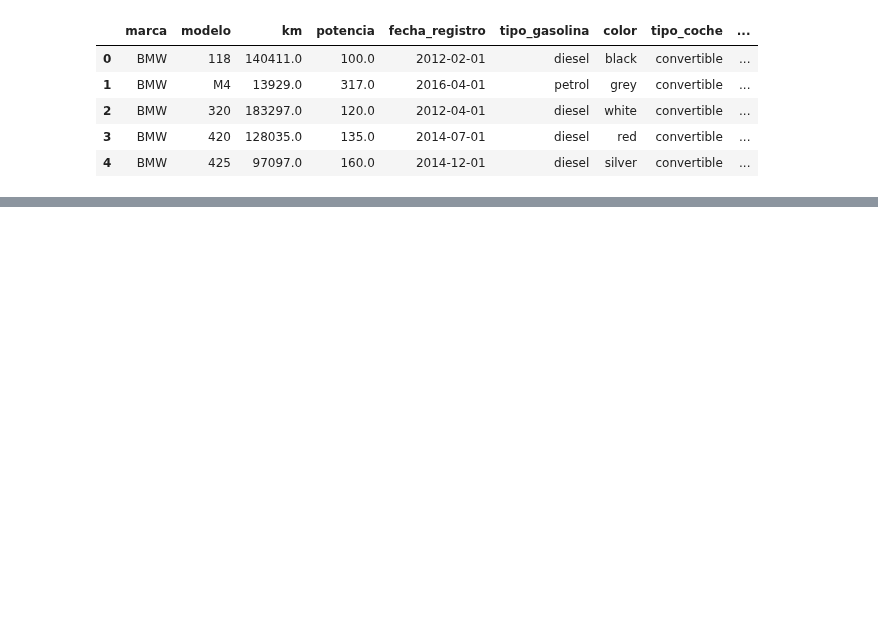
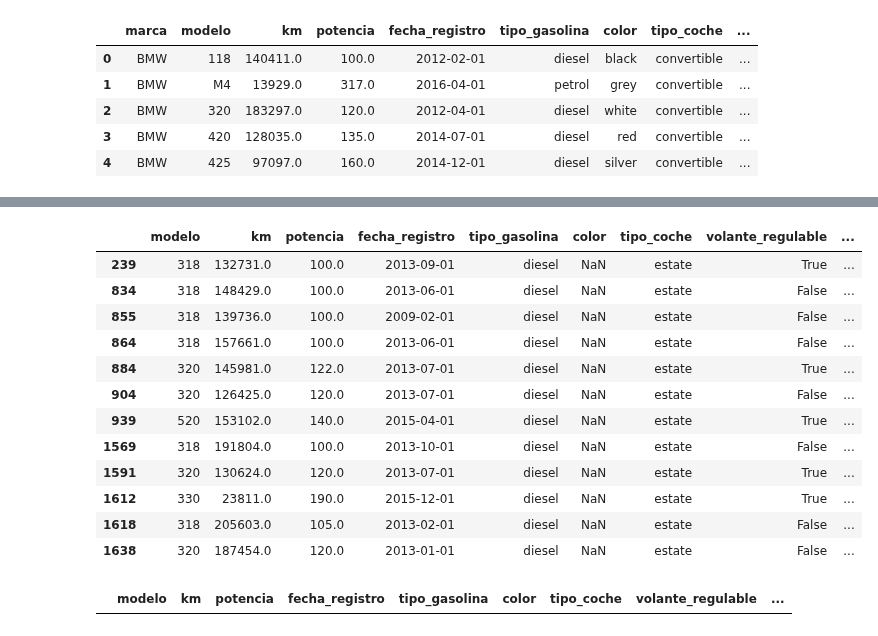
Before and after one commit to EricJimenezCamps/CleaningProcessing_BMW, a Jupyter notebook: CleaningBMW.ipynb, the cells around one changed output, grey strips where cells are left out. Cells and saved outputs as stored; diff of their text form; code cells hidden in the pictures; blank space fills up the shorter version.

Commit message:
Terminamos la limpieza de datos del dataframe

```diff
--- a/CleaningBMW.ipynb
+++ b/CleaningBMW.ipynb
@@ -20,0 +286,3 @@ df_bmw.head()
+# %%
+df_bmw2.dropna(subset=['fecha_registro'], inplace=True)
+df_bmw2[df_bmw2['fecha_registro'].isnull()]
@@ -20,0 +291,2 @@ df_bmw.head()
+# %%
+df_bmw3= df_bmw2.copy() #Realizamos un checkpoint
@@ -20,0 +324,3 @@ df_bmw.head()
+# %%
+df_bmw3['tipo_gasolina'].fillna('diesel', inplace=True)
+df_bmw3[df_bmw3['tipo_gasolina'].isnull()]
@@ -20,0 +329,4 @@ df_bmw.head()
+# %%
+#Uniremos los dos tipos de diesel. Diesel = diesel.
+df_bmw3['tipo_gasolina']= np.where(df_bmw3['tipo_gasolina']=='Diesel', 'diesel', df_bmw3['tipo_gasolina'])
+df_bmw3['tipo_gasolina'].value_counts()
@@ -20,0 +361,16 @@ df_bmw.head()
+# %%
+df_bmw3[df_bmw3['color'].isnull()]
+# %% [output]
+|  | modelo | km | potencia | fecha_registro | tipo_gasolina | color | tipo_coche | volante_regulable | ... |
+| 239 | 318 | 132731.0 | 100.0 | 2013-09-01 | diesel | NaN | estate | True | ... |
+| 834 | 318 | 148429.0 | 100.0 | 2013-06-01 | diesel | NaN | estate | False | ... |
+| 855 | 318 | 139736.0 | 100.0 | 2009-02-01 | diesel | NaN | estate | False | ... |
+| 864 | 318 | 157661.0 | 100.0 | 2013-06-01 | diesel | NaN | estate | False | ... |
+| 884 | 320 | 145981.0 | 122.0 | 2013-07-01 | diesel | NaN | estate | True | ... |
+| 904 | 320 | 126425.0 | 120.0 | 2013-07-01 | diesel | NaN | estate | False | ... |
+| 939 | 520 | 153102.0 | 140.0 | 2015-04-01 | diesel | NaN | estate | True | ... |
+| 1569 | 318 | 191804.0 | 100.0 | 2013-10-01 | diesel | NaN | estate | False | ... |
+| 1591 | 320 | 130624.0 | 120.0 | 2013-07-01 | diesel | NaN | estate | True | ... |
+| 1612 | 330 | 23811.0 | 190.0 | 2015-12-01 | diesel | NaN | estate | True | ... |
+| 1618 | 318 | 205603.0 | 105.0 | 2013-02-01 | diesel | NaN | estate | False | ... |
+| 1638 | 320 | 187454.0 | 120.0 | 2013-01-01 | diesel | NaN | estate | False | ... |
@@ -20,0 +380,5 @@ df_bmw.head()
+# %%
+df_bmw3['color'].fillna('sin_color', inplace=True)
+df_bmw3[df_bmw3['color'].isnull()]
+# %% [output]
+|  | modelo | km | potencia | fecha_registro | tipo_gasolina | color | tipo_coche | volante_regulable | ... |
```
Also changed, not shown: parts of 107 cells of this notebook.
